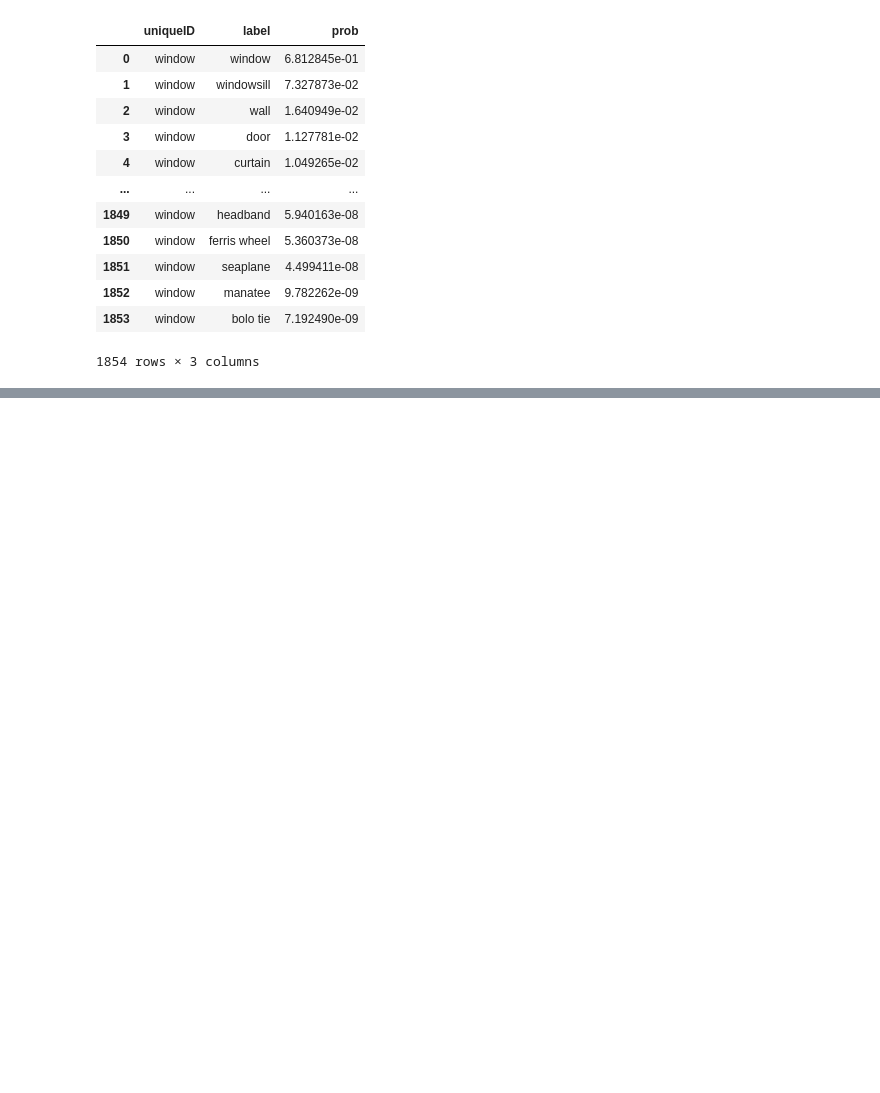
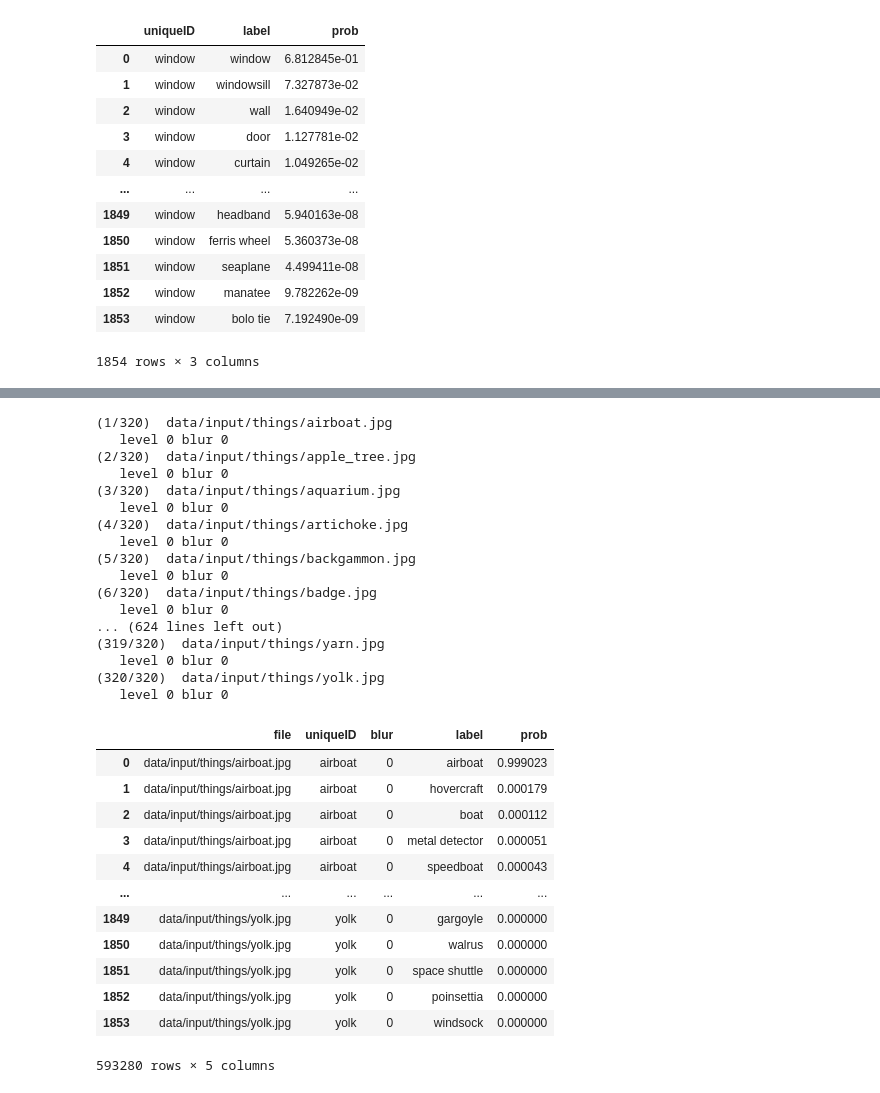
Before and after one commit to MichaelPascale/image-scoring, a Jupyter notebook: CLIP.ipynb, the cells around one changed output, grey strips where cells are left out. Cells and saved outputs as stored; diff of their text form; code cells hidden in the pictures; blank space fills up the shorter version.

```diff
--- a/CLIP.ipynb
+++ b/CLIP.ipynb
@@ -108,0 +113,4 @@ pd.concat(data).to_csv("data/clip_full.csv")
+# %%
+# Load the 320 labels selected for the PCRM task.
+things = np.loadtxt("data/things320.csv", dtype=str, delimiter=",")
+labels = clip.tokenize(things).to(device)
@@ -108,0 +122,74 @@ pd.concat(data).to_csv("data/clip_full.csv")
+# %%
+levels = pd.read_csv("data/blurlevels.csv")
+concepts = np.sort(levels.uniqueID.unique())
+
+entropy = []
+data = []
+for i, concept in enumerate(concepts):
+    file = "data/input/things/{}.jpg".format(concept)
+    print("({}/{})  {}".format(i+1, len(concepts), file))
+
+    baseimage = Image.open(file)
+
+    # for blur, sigma in levels[levels.uniqueID== concept][["blur", "sigma"]].to_numpy():
+    for blur, sigma in [(0,0)]:
+        print("   level {} blur {}".format(blur, sigma))
+
+        image = baseimage#.filter(ImageFilter.GaussianBlur(radius=sigma))
+        image = preprocess(image).unsqueeze(0).to(device)
+
+        with torch.no_grad():
+            li, _ = model(image, labels)
+            pr = li.softmax(dim=-1).cpu().numpy()
+
+        data.append(
+            pd.DataFrame({
+            "file":    np.array([file]).repeat(pr.shape[1]),
+            "uniqueID":  np.array([concept]).repeat(pr.shape[1]),
+            "blur": np.array([blur]).repeat(pr.shape[1]),
+            "label":            things[(-pr).argsort()].squeeze(),
+            "prob":             -np.sort(-pr).squeeze()
+             })
+        )
+
+        entropy.append(
+            pd.DataFrame({
+            "file":    np.array([file]),
+            "uniqueID":  np.array([concept]),
+            "blur": np.array([blur]),
+            "entropy":   stats.entropy(pr.squeeze())
+             })
+        )
+
+pd.concat(data)
+# %% [output]
+(1/320)  data/input/things/airboat.jpg
+   level 0 blur 0
+(2/320)  data/input/things/apple_tree.jpg
+   level 0 blur 0
+(3/320)  data/input/things/aquarium.jpg
+   level 0 blur 0
+(4/320)  data/input/things/artichoke.jpg
+   level 0 blur 0
+(5/320)  data/input/things/backgammon.jpg
+   level 0 blur 0
+(6/320)  data/input/things/badge.jpg
+   level 0 blur 0
+... (624 lines left out)
+(319/320)  data/input/things/yarn.jpg
+   level 0 blur 0
+(320/320)  data/input/things/yolk.jpg
+   level 0 blur 0
+|  | file | uniqueID | blur | label | prob |
+| 0 | data/input/things/airboat.jpg | airboat | 0 | airboat | 0.999023 |
+| 1 | data/input/things/airboat.jpg | airboat | 0 | hovercraft | 0.000179 |
+| 2 | data/input/things/airboat.jpg | airboat | 0 | boat | 0.000112 |
+| 3 | data/input/things/airboat.jpg | airboat | 0 | metal detector | 0.000051 |
+| 4 | data/input/things/airboat.jpg | airboat | 0 | speedboat | 0.000043 |
+| ... | ... | ... | ... | ... | ... |
+| 1849 | data/input/things/yolk.jpg | yolk | 0 | gargoyle | 0.000000 |
+| 1850 | data/input/things/yolk.jpg | yolk | 0 | walrus | 0.000000 |
+| 1851 | data/input/things/yolk.jpg | yolk | 0 | space shuttle | 0.000000 |
+| 1852 | data/input/things/yolk.jpg | yolk | 0 | poinsettia | 0.000000 |
+| 1853 | data/input/things/yolk.jpg | yolk | 0 | windsock | 0.000000 |
+593280 rows × 5 columns
```
Also changed, not shown: parts of 7 cells of this notebook, 13 other files.
